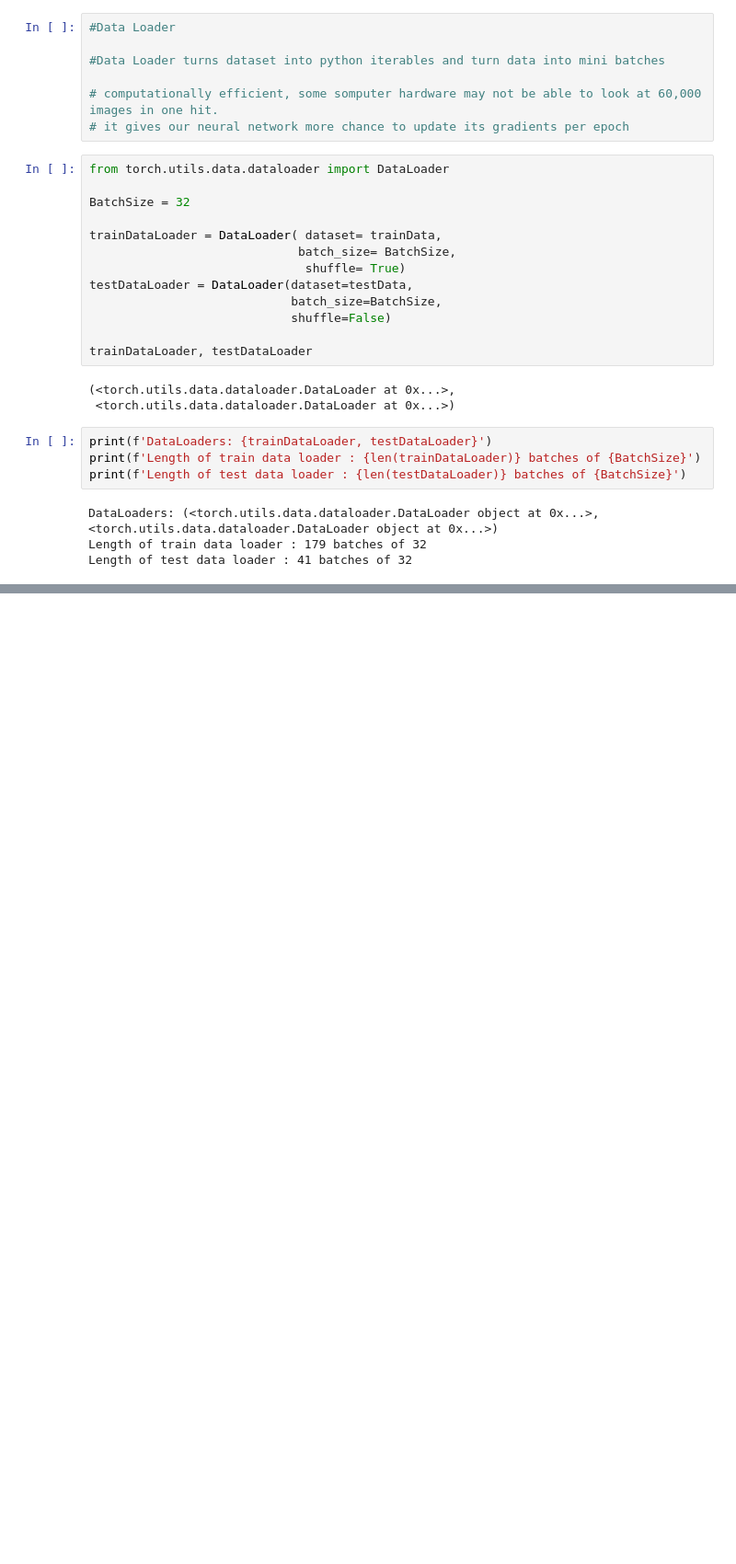
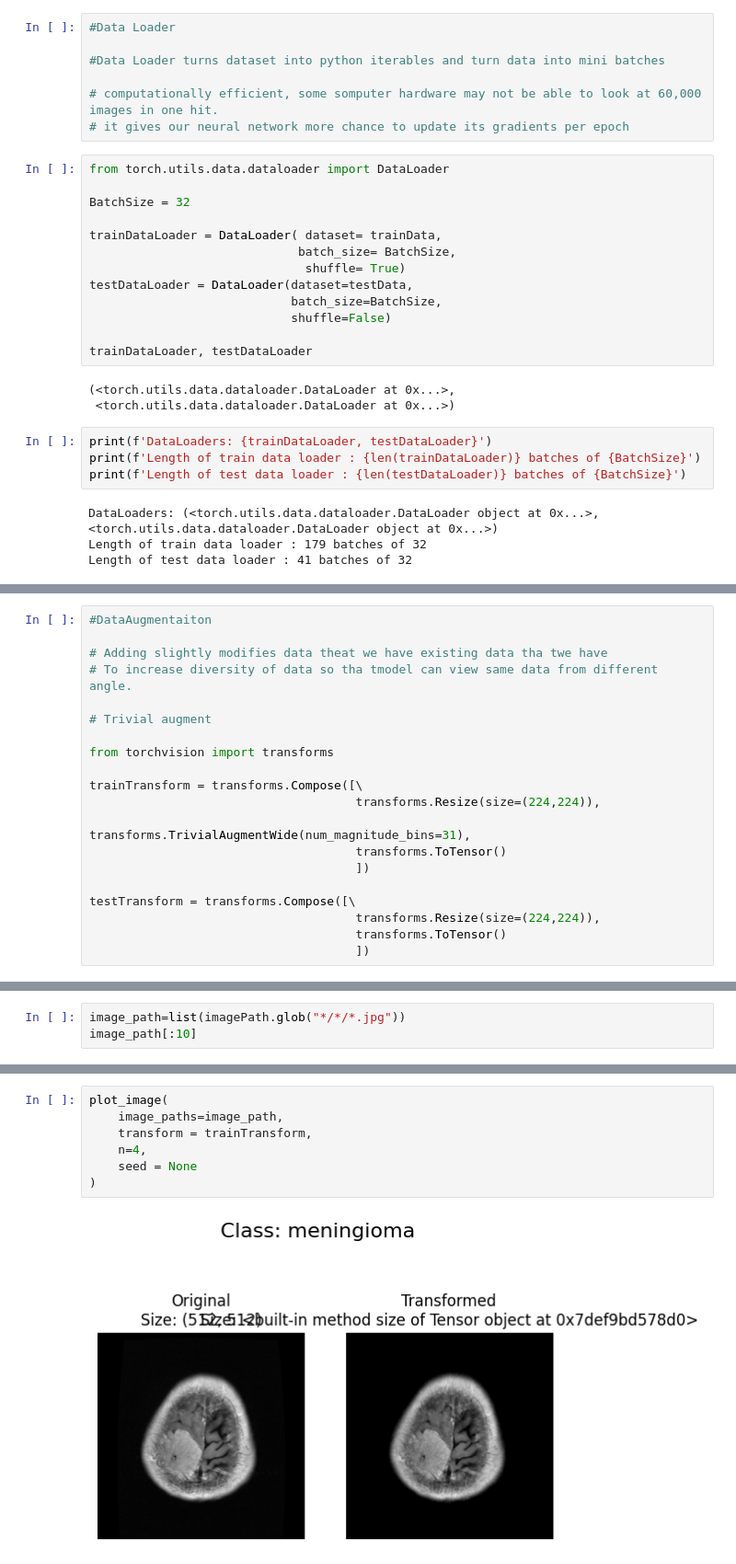
Before and after one commit to irkian/Brain_Tumor_Classifier, a Jupyter notebook: BrainTumorClassifier.ipynb, the cells around one changed output, grey strips where cells are left out. Shown at 92% size. Drawn from its saved outputs; the diff is of its cells as text; blank space fills up the shorter version.

```diff
--- a/BrainTumorClassifier.ipynb
+++ b/BrainTumorClassifier.ipynb
@@ -298,0 +304,20 @@ Length of test data loader : 41 batches of 32
+# %%
+#DataAugmentaiton
+
+# Adding slightly modifies data theat we have existing data tha twe have
+# To increase diversity of data so tha tmodel can view same data from different angle.
+
+# Trivial augment
+
+from torchvision import transforms
+
+trainTransform = transforms.Compose([\
+                                     transforms.Resize(size=(224,224)),
+                                     transforms.TrivialAugmentWide(num_magnitude_bins=31),
+                                     transforms.ToTensor()
+                                     ])
+
+testTransform = transforms.Compose([\
+                                     transforms.Resize(size=(224,224)),
+                                     transforms.ToTensor()
+                                     ])
@@ -298,0 +328,3 @@ Length of test data loader : 41 batches of 32
+# %%
+image_path=list(imagePath.glob("*/*/*.jpg"))
+image_path[:10]
@@ -298,0 +342,9 @@ Length of test data loader : 41 batches of 32
+# %%
+plot_image(
+    image_paths=image_path,
+    transform = trainTransform,
+    n=4,
+    seed = None
+)
+# %% [output]
+[figure, added]
```
Also changed, not shown: parts of 16 cells of this notebook.
